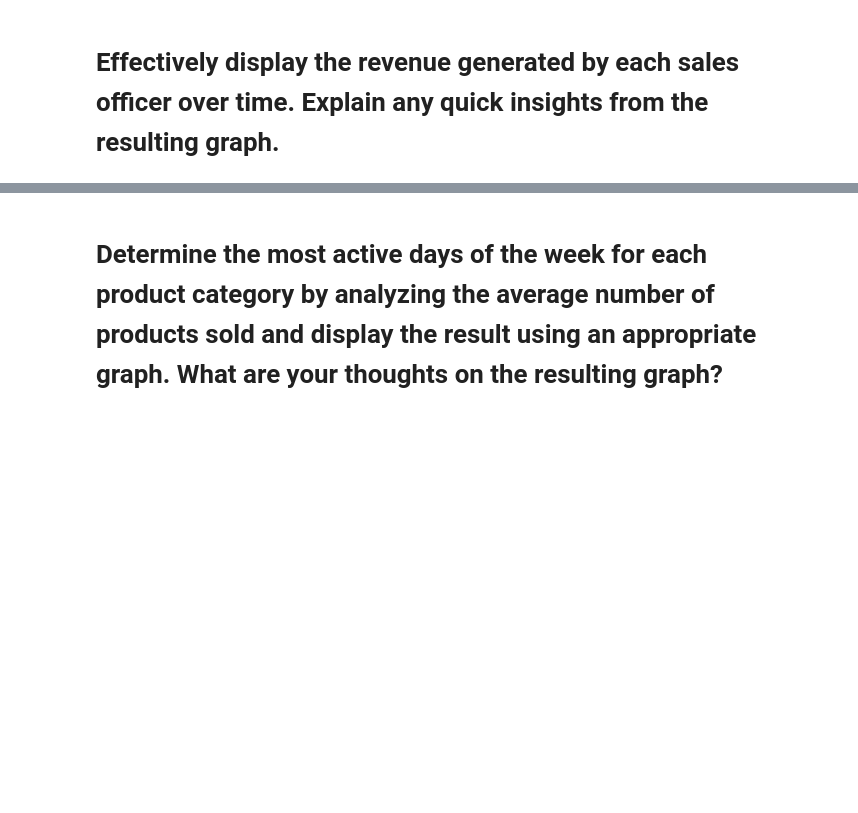
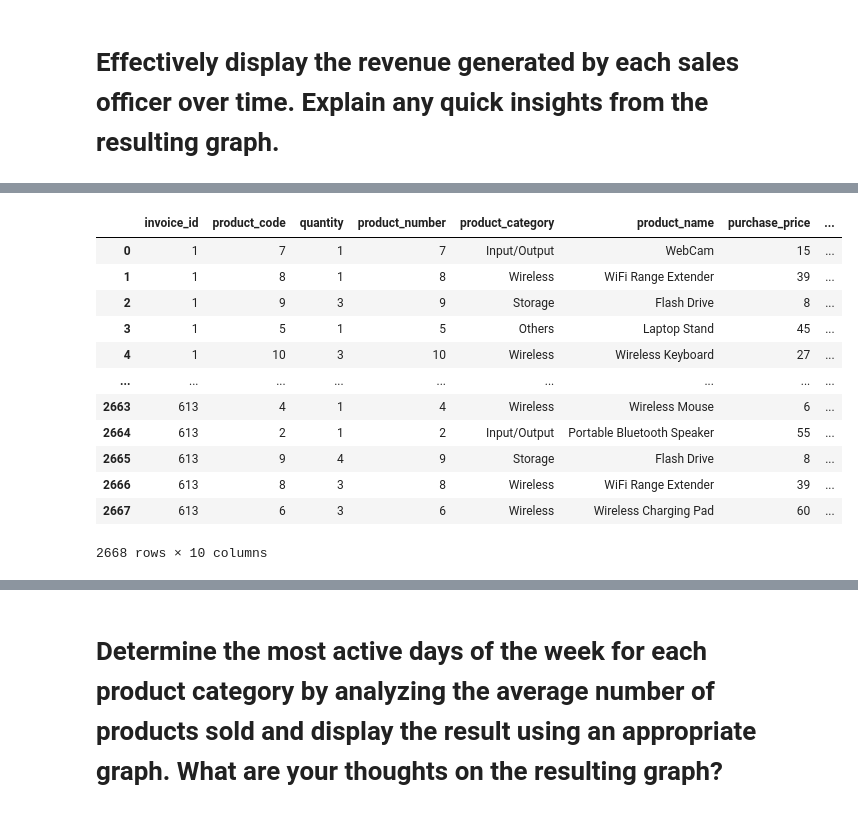
Before and after one commit to MugemaneBertin2001/ASSIGNEMENT-3, a Jupyter notebook: TAKE HOME ASSIGNMENT 3 - 4 MAY 2024.ipynb, the cells around one changed output, grey strips where cells are left out. Saved outputs shown, nothing was run; the diff lists cells and outputs as text; code cells hidden in the pictures; blank space fills up the shorter version.

```diff
--- a/TAKE HOME ASSIGNMENT 3 - 4 MAY 2024.ipynb
+++ b/TAKE HOME ASSIGNMENT 3 - 4 MAY 2024.ipynb
@@ -8,3 +8,12 @@ Explore the provided invoices data at each sales point alongside other company's
 # With a help of an appropriate graph, Illustrate and comment on the distribution of total products sold at each sales point?
 # %%
 # Your Answer
+import pandas as pd
+
+
+final_products = pd.read_csv('final_products.csv')
+final_invoices_downtown = pd.read_csv('final_invoices_downtown.csv')
+final_invoices_commercial = pd.read_csv('final_invoices_commercial.csv')
+final_invoice_lines = pd.read_csv('final_invoice_lines.csv')
+final_customers = pd.read_csv('final_customers.csv')
+final_employees = pd.read_csv('final_employees.csv')
@@ -12,0 +55,3 @@ Explore the provided invoices data at each sales point alongside other company's
+# %%
+final_products['product_profit'] = final_products['selling_price'] - final_products['purchase_price']
+final_products
@@ -13 +70,22 @@ Explore the provided invoices data at each sales point alongside other company's
+# %%
+
+final_invoice_lines
+merged_data = pd.merge(final_invoice_lines, final_products, left_on='product_code', right_on='product_number', how='left')
+merged_data['invoice_line_profit'] = merged_data['quantity'] * merged_data['product_profit']
+
+merged_data
+# %% [output]
+|  | invoice_id | product_code | quantity | product_number | product_category | product_name | purchase_price | ... |
+| 0 | 1 | 7 | 1 | 7 | Input/Output | WebCam | 15 | ... |
+| 1 | 1 | 8 | 1 | 8 | Wireless | WiFi Range Extender | 39 | ... |
+| 2 | 1 | 9 | 3 | 9 | Storage | Flash Drive | 8 | ... |
+| 3 | 1 | 5 | 1 | 5 | Others | Laptop Stand | 45 | ... |
+| 4 | 1 | 10 | 3 | 10 | Wireless | Wireless Keyboard | 27 | ... |
+| ... | ... | ... | ... | ... | ... | ... | ... | ... |
+| 2663 | 613 | 4 | 1 | 4 | Wireless | Wireless Mouse | 6 | ... |
+| 2664 | 613 | 2 | 1 | 2 | Input/Output | Portable Bluetooth Speaker | 55 | ... |
+| 2665 | 613 | 9 | 4 | 9 | Storage | Flash Drive | 8 | ... |
+| 2666 | 613 | 8 | 3 | 8 | Wireless | WiFi Range Extender | 39 | ... |
+| 2667 | 613 | 6 | 3 | 6 | Wireless | Wireless Charging Pad | 60 | ... |
+2668 rows × 10 columns
 # %%
```
Also changed, not shown: parts of 7 cells of this notebook, 1 other file.
